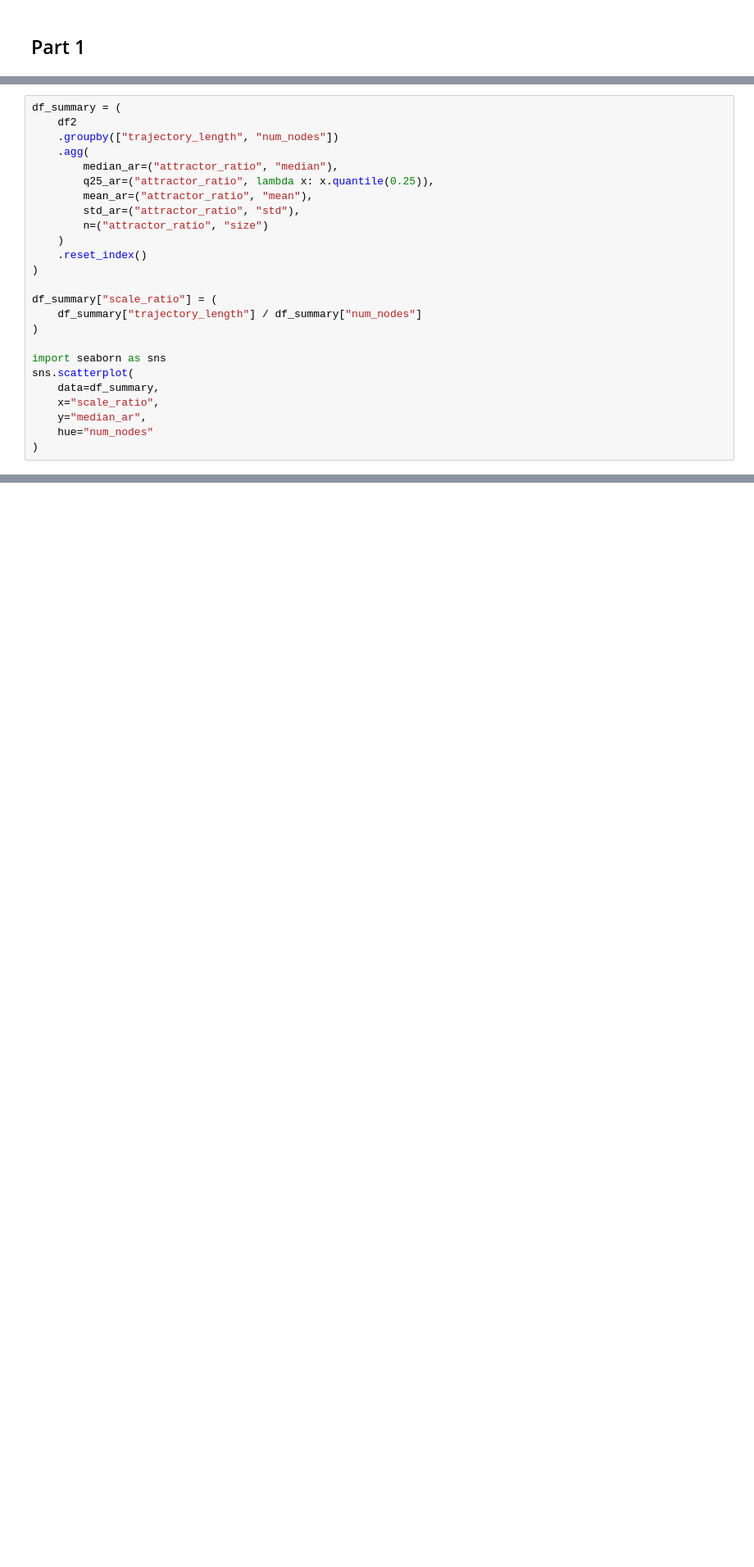
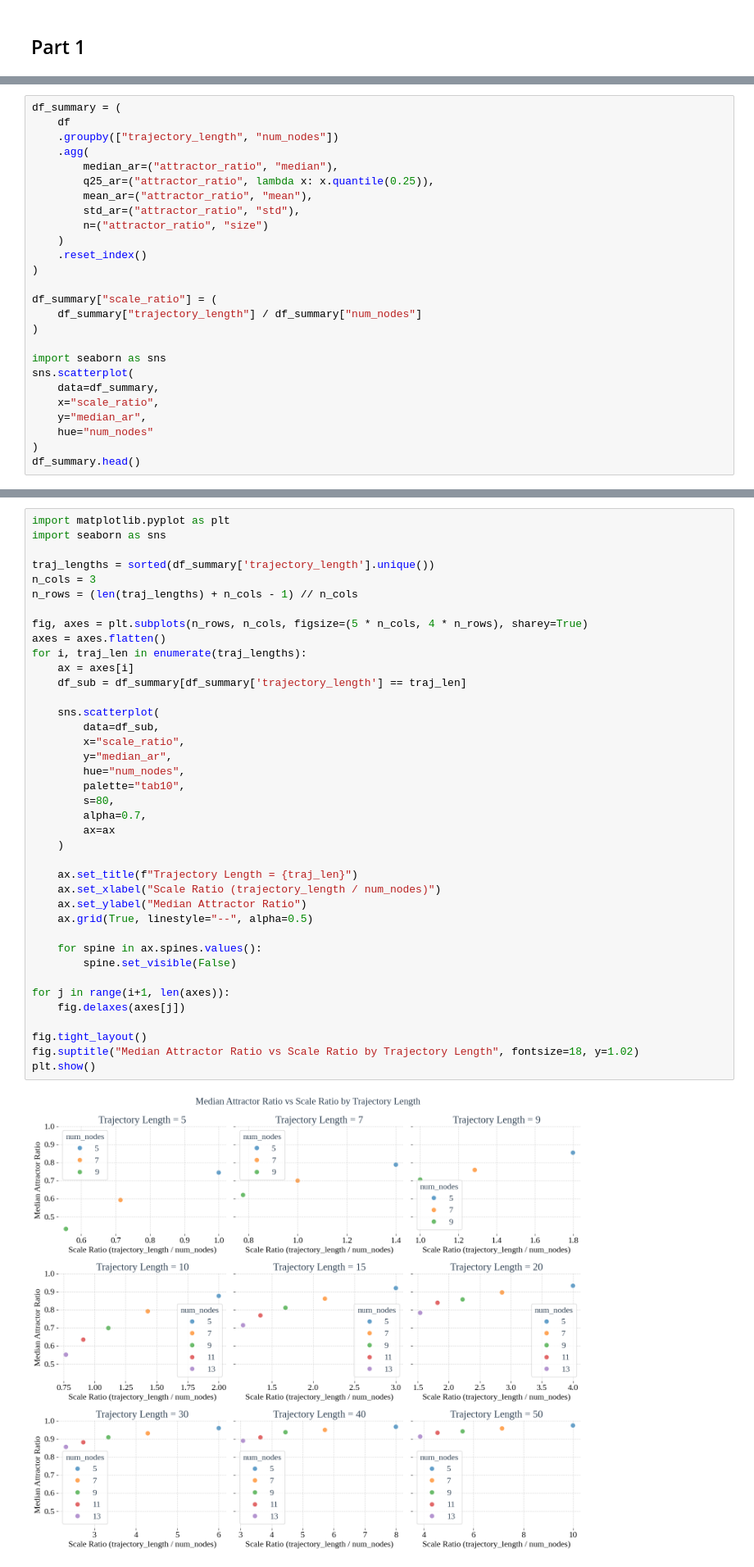
Before and after one commit to maxi7524/SAD2_final_project, a Jupyter notebook: notebooks/report_copy.ipynb, the cells around one changed output, grey strips where cells are left out. Shown at 82% size. Cells and saved outputs as stored; diff of their text form; blank space fills up the shorter version.

```diff
--- a/notebooks/report_copy.ipynb
+++ b/notebooks/report_copy.ipynb
@@ -235,6 +326,6 @@ The relationship between trajectory length and attractor entry follows a **unive
 # %%
 df_summary = (
-    df2
+    df
     .groupby(["trajectory_length", "num_nodes"])
     .agg(
         median_ar=("attractor_ratio", "median"),
@@ -257,4 +348,5 @@ sns.scatterplot(
     y="median_ar",
     hue="num_nodes"
 )
+df_summary.head()
 # %% [output]
@@ -262,2 +359,43 @@ sns.scatterplot(
 [figure]
+# %%
+import matplotlib.pyplot as plt
+import seaborn as sns
+
+traj_lengths = sorted(df_summary['trajectory_length'].unique())
+n_cols = 3
+n_rows = (len(traj_lengths) + n_cols - 1) // n_cols
+
+fig, axes = plt.subplots(n_rows, n_cols, figsize=(5 * n_cols, 4 * n_rows), sharey=True)
+axes = axes.flatten()
+for i, traj_len in enumerate(traj_lengths):
+    ax = axes[i]
+    df_sub = df_summary[df_summary['trajectory_length'] == traj_len]
+
+    sns.scatterplot(
+        data=df_sub,
+        x="scale_ratio",
+        y="median_ar",
+        hue="num_nodes",
+        palette="tab10",
+        s=80,
+        alpha=0.7,
+        ax=ax
+    )
+
+    ax.set_title(f"Trajectory Length = {traj_len}")
+    ax.set_xlabel("Scale Ratio (trajectory_length / num_nodes)")
+    ax.set_ylabel("Median Attractor Ratio")
+    ax.grid(True, linestyle="--", alpha=0.5)
+
+    for spine in ax.spines.values():
+        spine.set_visible(False)
+
+for j in range(i+1, len(axes)):
+    fig.delaxes(axes[j])
+
+fig.tight_layout()
+fig.suptitle("Median Attractor Ratio vs Scale Ratio by Trajectory Length", fontsize=18, y=1.02)
+plt.show()
+# %% [output]
+[figure, added]
 # %% [markdown]
```
Also changed, not shown: parts of 20 cells of this notebook, 1 other file.
